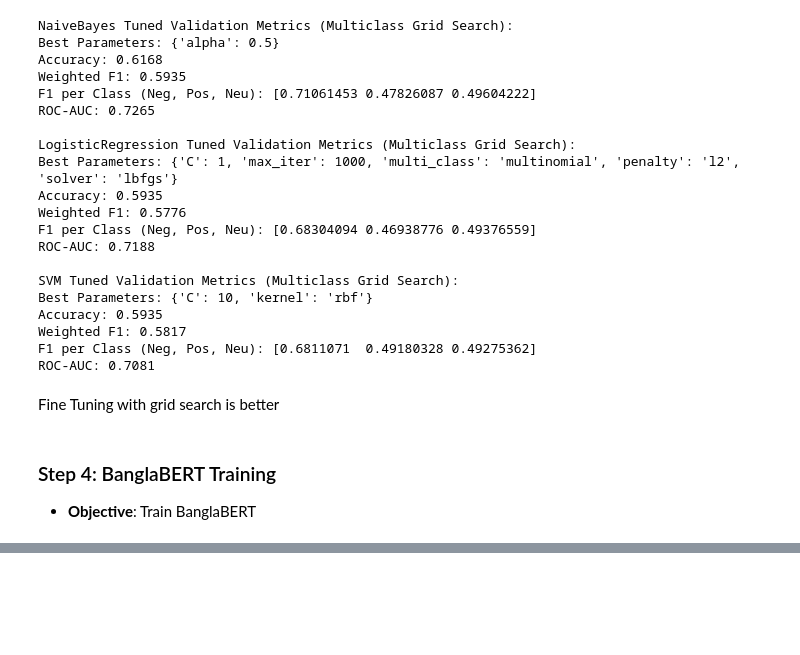
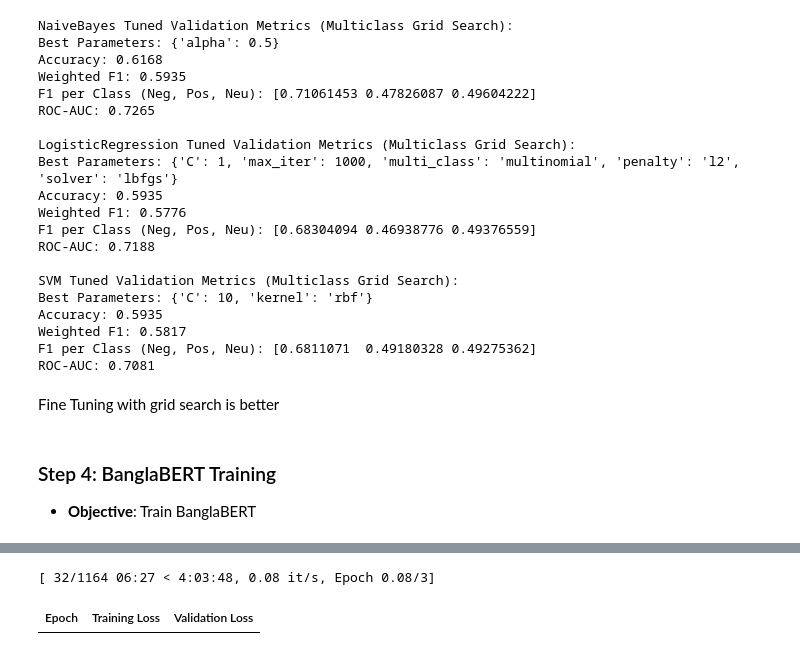
Before and after one commit to coder7475/sentiment_analysis_bangla, a Jupyter notebook: baseline_model_training.ipynb, the cells around one changed output, grey strips where cells are left out. Cells and saved outputs as stored; diff of their text form; code cells hidden in the pictures; blank space fills up the shorter version.

```diff
--- a/baseline_model_training.ipynb
+++ b/baseline_model_training.ipynb
@@ -527,3 +527,24 @@ training_args = TrainingArguments(
     load_best_model_at_end=True,
     metric_for_best_model="f1"
 )
+# %%
+# Metrics computer
+def compute_metrics(pred):
+    labels = pred.label_ids
+    preds = pred.predictions.argmax(-1)
+    precision, recall, f1, _ = precision_recall_fscore_support(labels, preds, average='weighted')
+    return {'f1': f1}
+# %%
+trainer = Trainer(
+    model=model,
+    args=training_args,
+    train_dataset=train_dataset,
+    eval_dataset=val_dataset,
+    compute_metrics=compute_metrics
+)
+
+trainer.train()
+logging.info("BanglaBERT training completed")
+# %% [output]
+[ 32/1164 06:27 < 4:03:48, 0.08 it/s, Epoch 0.08/3]
+| Epoch | Training Loss | Validation Loss |
```
Also changed, not shown: parts of 4 cells of this notebook, 1 other file.
